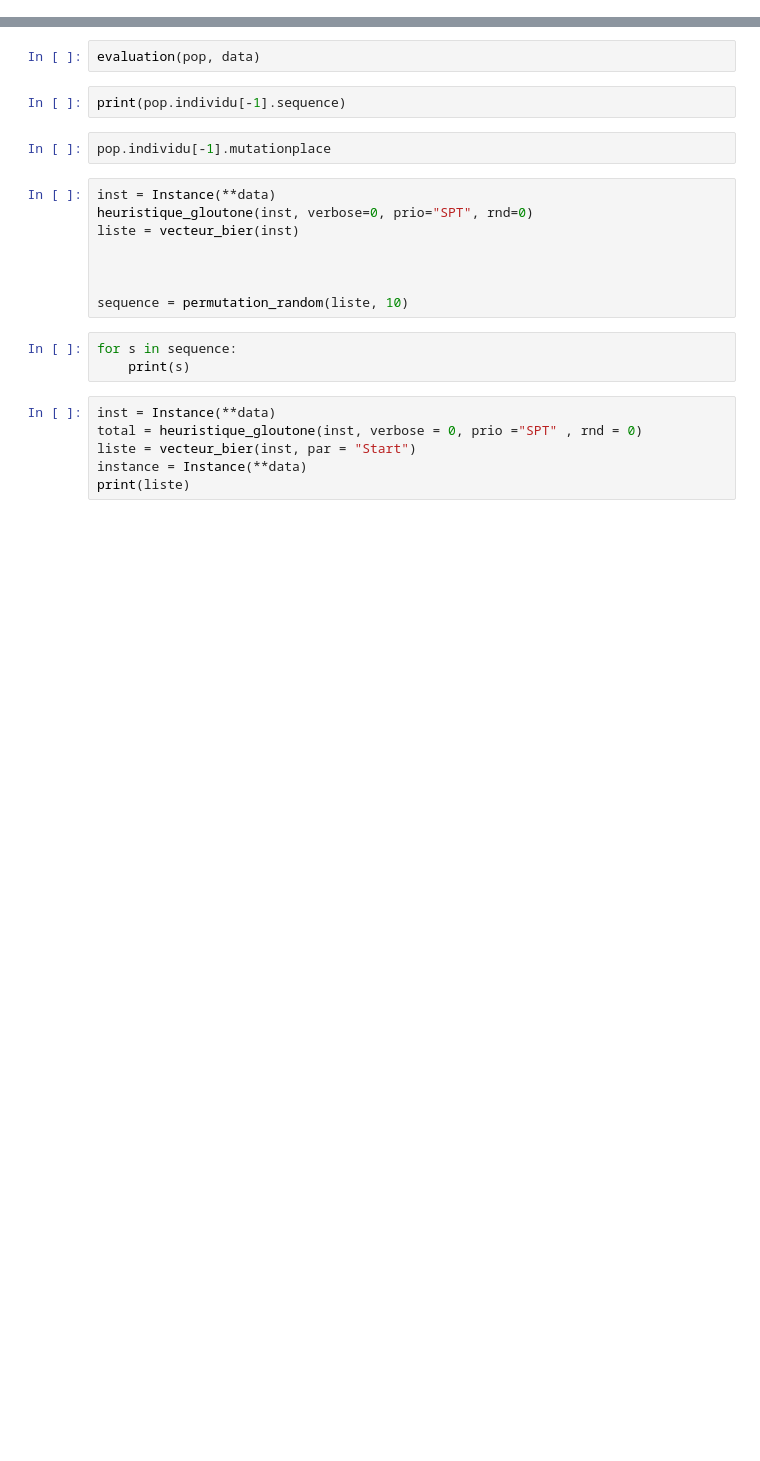
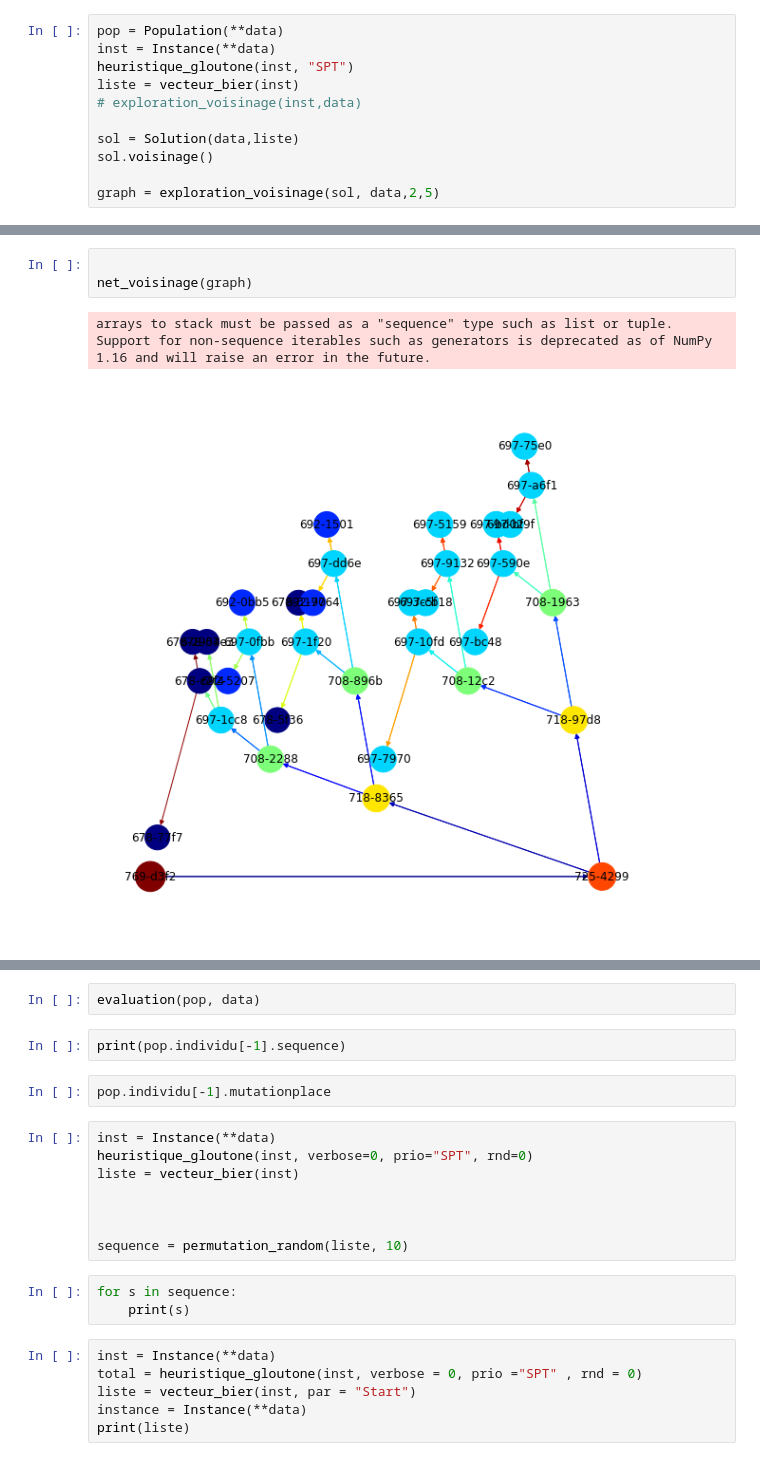
Before and after one commit to PDEUXA/AP, a Jupyter notebook: Notebook.ipynb, the cells around one changed output, grey strips where cells are left out. Cells and saved outputs as stored; diff of their text form; blank space fills up the shorter version.

Commit message:
Algo genetique v1.1 modification recherche_voisin en OO

```diff
--- a/Notebook.ipynb
+++ b/Notebook.ipynb
@@ -58,0 +22,11 @@ ValueError: cannot copy sequence with size 375 to array axis with dimension 374
+# %%
+pop = Population(**data)
+inst = Instance(**data)
+heuristique_gloutone(inst, "SPT")
+liste = vecteur_bier(inst)
+# exploration_voisinage(inst,data)
+
+sol = Solution(data,liste)
+sol.voisinage()
+
+graph = exploration_voisinage(sol, data,2,5)
@@ -58,0 +51,6 @@ ValueError: cannot copy sequence with size 375 to array axis with dimension 374
+# %%
+
+net_voisinage(graph)
+# %% [output]
+arrays to stack must be passed as a "sequence" type such as list or tuple. Support for non-sequence iterables such as generators is deprecated as of NumPy 1.16 and will raise an error in the future.
+[figure, added]
```
Also changed, not shown: parts of 5 cells of this notebook, 7 other files.
